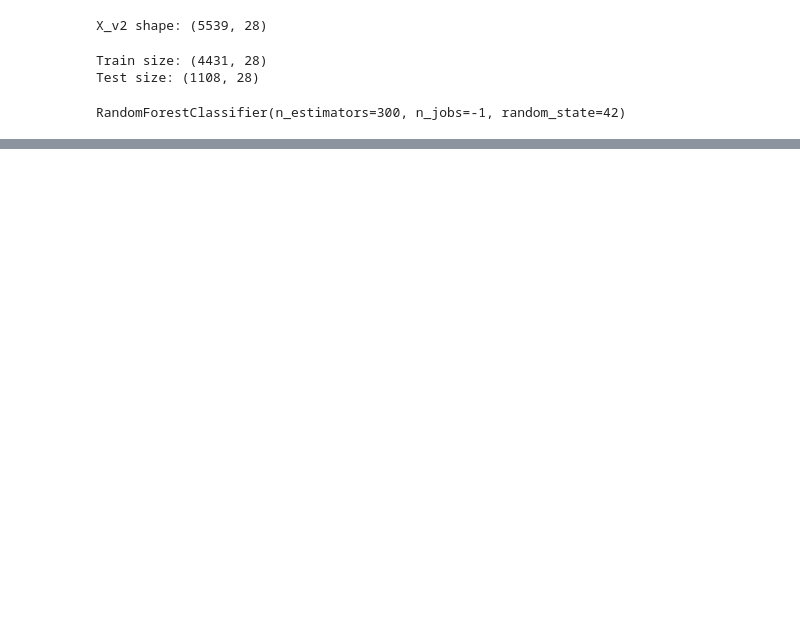
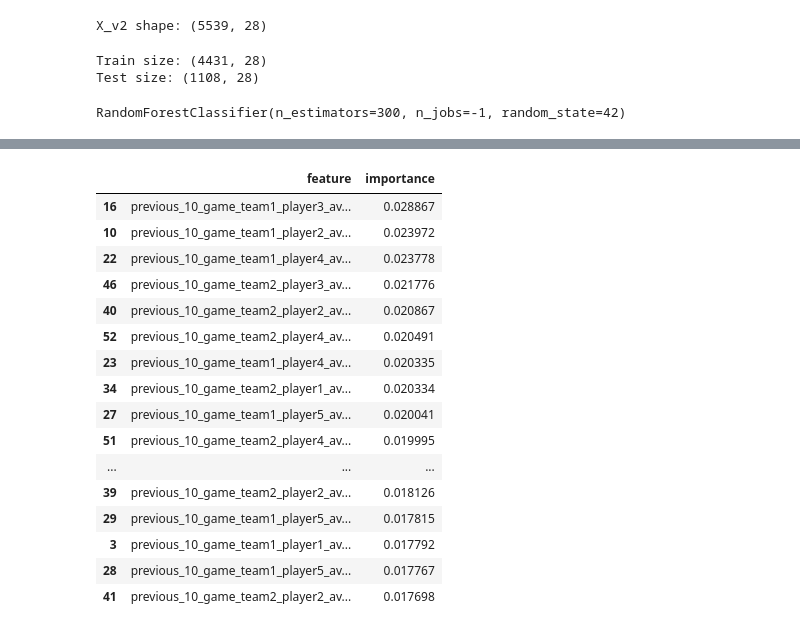
Before and after one commit to rhit-liub5/CSSE415Project, a Jupyter notebook: project/engineered_set/Random_forest.ipynb, the cells around one changed output, grey strips where cells are left out. Saved outputs shown, nothing was run; the diff lists cells and outputs as text; code cells hidden in the pictures; blank space fills up the shorter version.

Commit message:
do individual Random Forest

```diff
--- a/project/engineered_set/Random_forest.ipynb
+++ b/project/engineered_set/Random_forest.ipynb
@@ -395,0 +446,18 @@ Confusion Matrix:
+# %%
+rf_player = RandomForestClassifier(
+    n_estimators=200,
+    random_state=42,
+    n_jobs=-1
+)
+
+rf_player.fit(X_train_player, y_train)
+
+y_pred_player = rf_player.predict(X_test_player)
+
+print("Player-level Random Forest Test Accuracy:", accuracy_score(y_test, y_pred_player))
+
+print("\nClassification Report:")
+print(classification_report(y_test, y_pred_player))
+
+print("\nConfusion Matrix:")
+print(confusion_matrix(y_test, y_pred_player))
@@ -395,0 +513,12 @@ Confusion Matrix:
+# %%
+best_rf_player = grid_search.best_estimator_
+
+y_pred_best_player = best_rf_player.predict(X_test_player)
+
+print("Best Player-level Random Forest Test Accuracy:", accuracy_score(y_test, y_pred_best_player))
+
+print("\nClassification Report:")
+print(classification_report(y_test, y_pred_best_player))
+
+print("\nConfusion Matrix:")
+print(confusion_matrix(y_test, y_pred_best_player))
@@ -395,0 +542,30 @@ Confusion Matrix:
+# %%
+feature_importance_player = pd.DataFrame({
+    "feature": X_train_player.columns,
+    "importance": best_rf_player.feature_importances_
+})
+
+feature_importance_player = feature_importance_player.sort_values(
+    by="importance",
+    ascending=False
+)
+
+feature_importance_player.head(20)
+# %% [output]
+|  | feature | importance |
+| 16 | previous_10_game_team1_player3_av... | 0.028867 |
+| 10 | previous_10_game_team1_player2_av... | 0.023972 |
+| 22 | previous_10_game_team1_player4_av... | 0.023778 |
+| 46 | previous_10_game_team2_player3_av... | 0.021776 |
+| 40 | previous_10_game_team2_player2_av... | 0.020867 |
+| 52 | previous_10_game_team2_player4_av... | 0.020491 |
+| 23 | previous_10_game_team1_player4_av... | 0.020335 |
+| 34 | previous_10_game_team2_player1_av... | 0.020334 |
+| 27 | previous_10_game_team1_player5_av... | 0.020041 |
+| 51 | previous_10_game_team2_player4_av... | 0.019995 |
+| ... | ... | ... |
+| 39 | previous_10_game_team2_player2_av... | 0.018126 |
+| 29 | previous_10_game_team1_player5_av... | 0.017815 |
+| 3 | previous_10_game_team1_player1_av... | 0.017792 |
+| 28 | previous_10_game_team1_player5_av... | 0.017767 |
+| 41 | previous_10_game_team2_player2_av... | 0.017698 |
```
Also changed, not shown: parts of 10 cells of this notebook.
